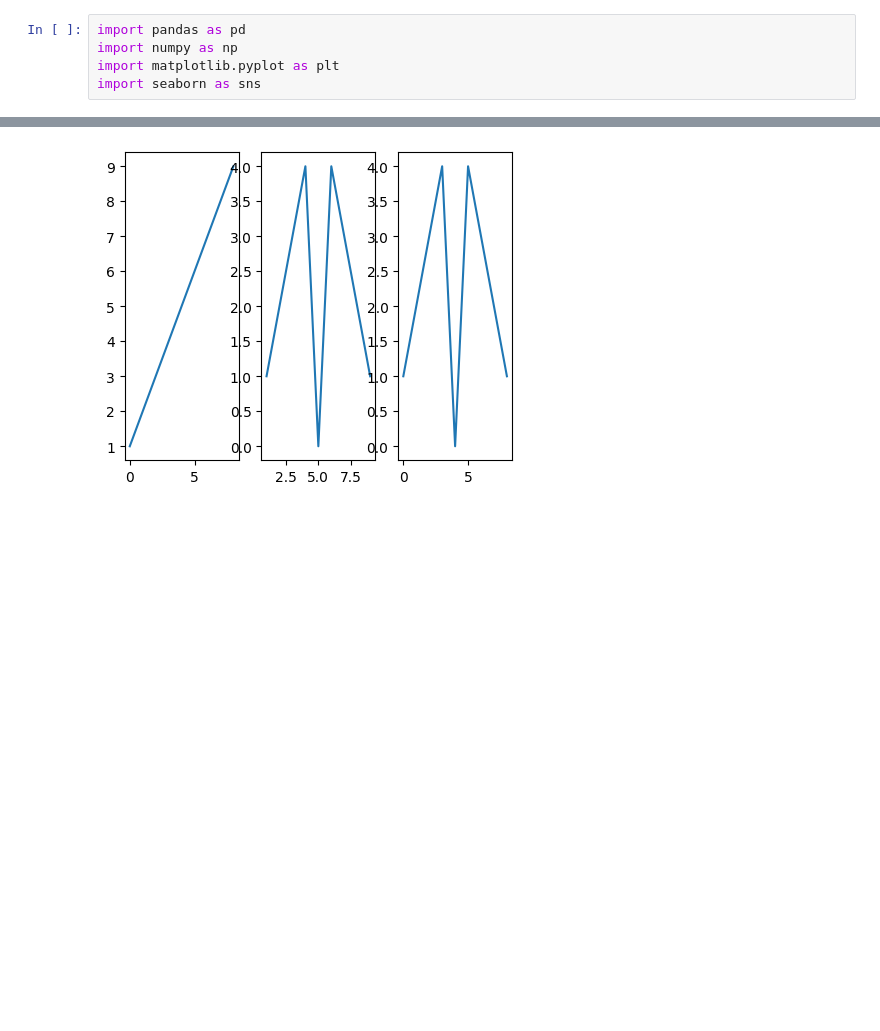
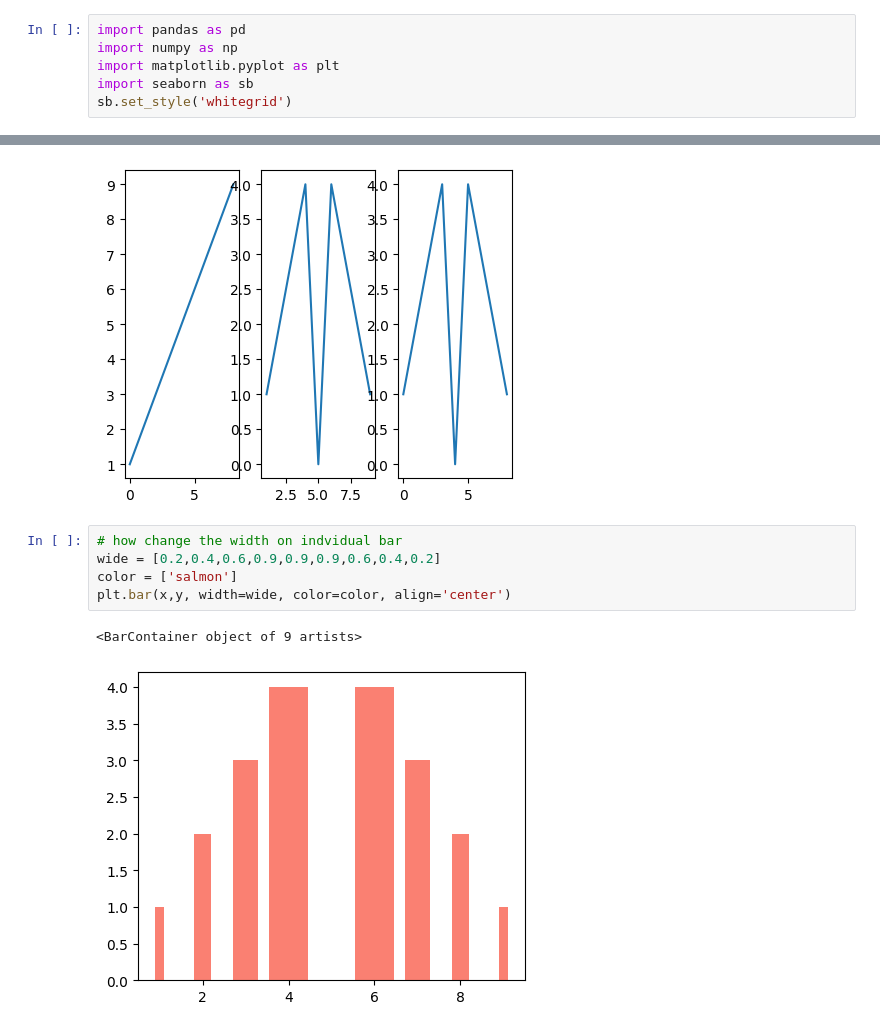
Before and after one commit to willySajbeni/Data_Science_s1, a Jupyter notebook: 04_charts.ipynb, the cells around one changed output, grey strips where cells are left out. Drawn from its saved outputs; the diff is of its cells as text; blank space fills up the shorter version.

Commit message:
3º Plot
learning how plot with matplotlib, Seaborn

```diff
--- a/04_charts.ipynb
+++ b/04_charts.ipynb
@@ -2,7 +2,8 @@
 import pandas as pd
 import numpy as np
 import matplotlib.pyplot as plt
-import seaborn as sns
+import seaborn as sb
+sb.set_style('whitegrid')
 # %%
 data = pd.read_csv('mtcars.csv')
 data.columns=['car_name', 'mpg', 'cyl', 'disp',	'hp', 'drat', 'wt',	'qsec',	'vs', 'am', 'gear', 'carb']
@@ -98,3 +100,11 @@ plt.show()
 # %% [output]
 <Figure size 500x400 with 0 Axes>
 [figure]
+# %%
+# how change the width on indvidual bar
+wide = [0.2,0.4,0.6,0.9,0.9,0.9,0.6,0.4,0.2]
+color = ['salmon']
+plt.bar(x,y, width=wide, color=color, align='center')
+# %% [output]
+<BarContainer object of 9 artists>
+[figure, added]
```
Also changed, not shown: parts of 21 cells of this notebook.
